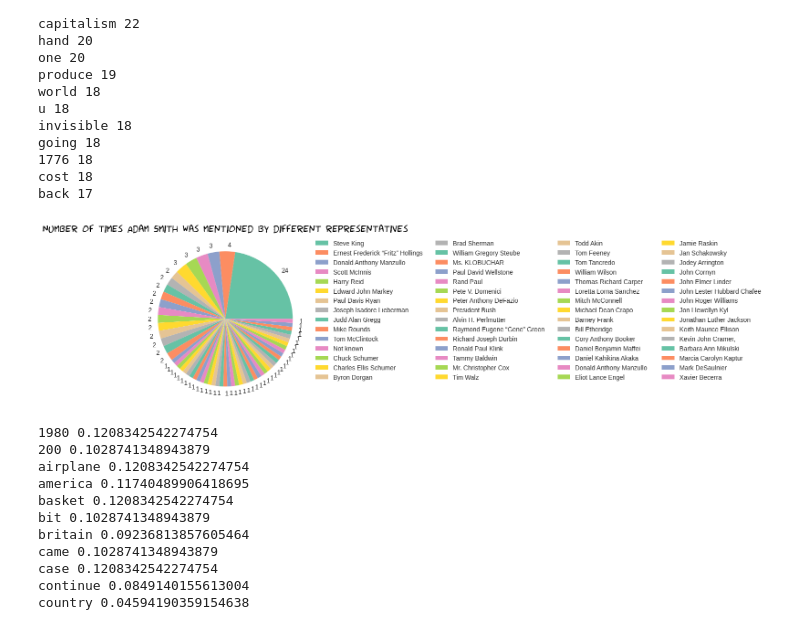
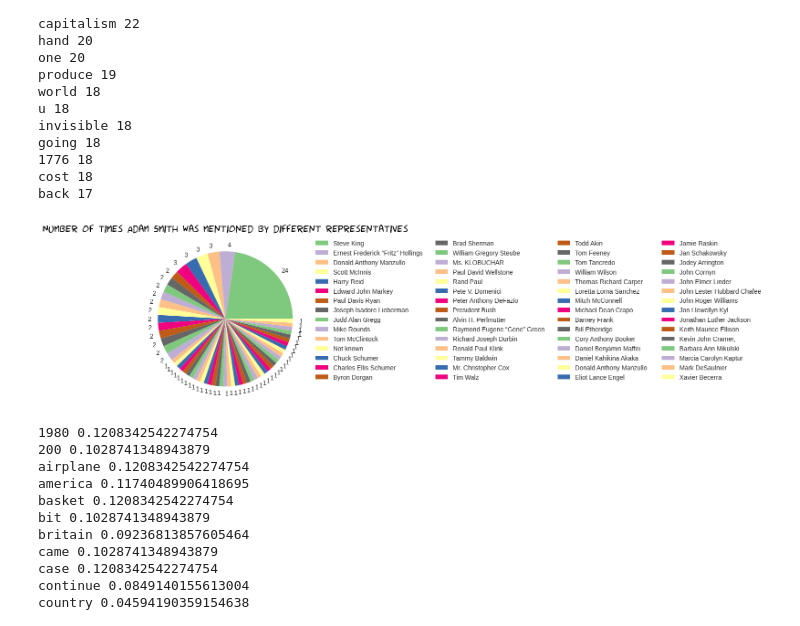
Before and after one commit to yuliiabosher/Adam_Smith_project, a Jupyter notebook: Visualisations.ipynb, the cells around one changed output. Saved outputs shown, nothing was run; the diff lists cells and outputs as text; code cells hidden in the pictures.

Commit message:
changed the colors in the pie chart

```diff
--- a/Visualisations.ipynb
+++ b/Visualisations.ipynb
@@ -284,16 +282,16 @@ back 17
 # %%
 def create_rep_countplot(df):
   f = df.groupby('Representative')['Representative'].count().sort_values(ascending=False)
-  plt.pie(f, labels=f, colors=plt.cm.Set2.colors)
+  plt.pie(f, labels=f, colors=plt.cm.Accent.colors)
   plt.legend(f.index, bbox_to_anchor=[1.0,1.0], ncol=4)
   font = {'family':'fantasy','color':'black','size':15}
   plt.yticks(fontname="fantasy", fontsize=6)
   plt.xticks(fontname="fantasy")
   plt.title('Number of times Adam Smith was mentioned by different representatives', fontdict = font)
   plt.show()
 create_rep_countplot(df)
 # %% [output]
-[figure, old version]
+[figure, new version]
 # %%
 def calculate_weight_of_words(corpus):
   try:
```
Also changed, not shown: parts of 4 cells of this notebook.
